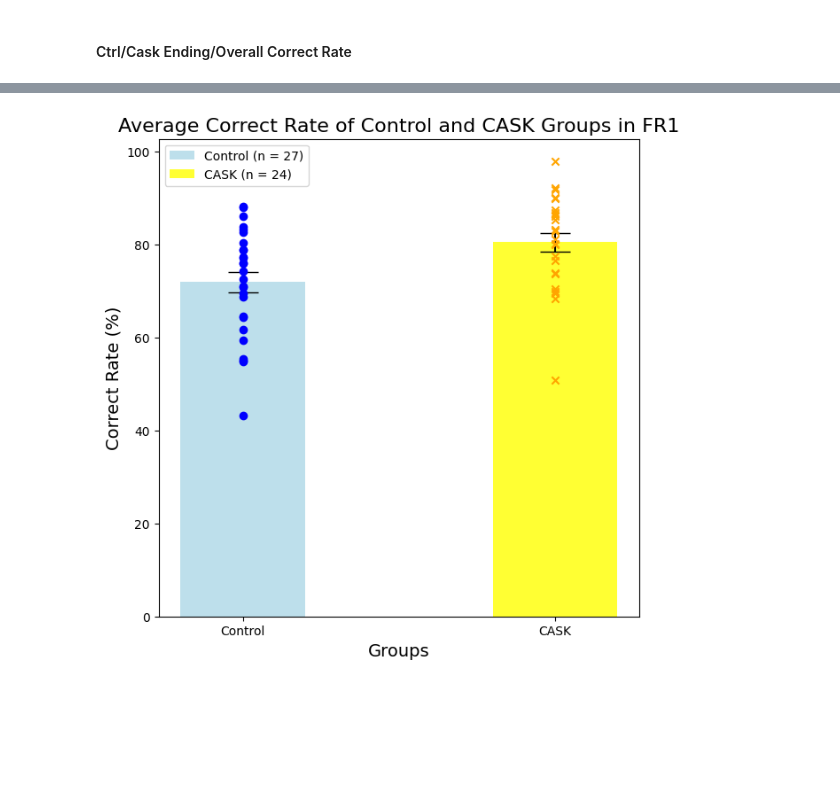
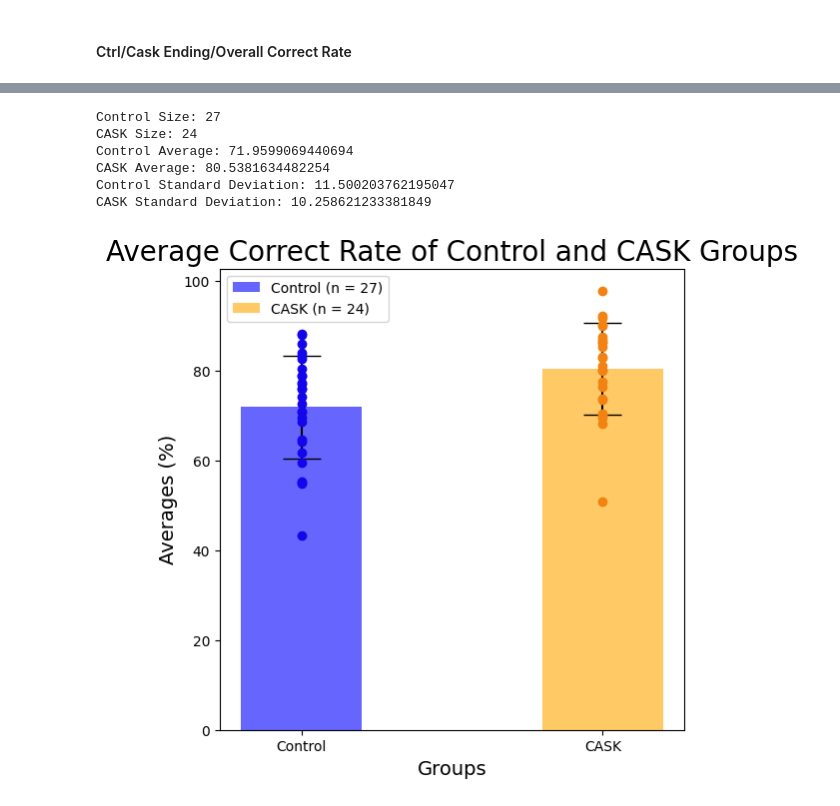
Before and after one commit to ftlabucsd/FEDUPP, a Jupyter notebook: CASK_analysis/CASK FR1 accuracy.ipynb, the cells around one changed output, grey strips where cells are left out. Saved outputs shown, nothing was run; the diff lists cells and outputs as text; code cells hidden in the pictures; blank space fills up the shorter version.

```diff
--- a/CASK_analysis/CASK FR1 accuracy.ipynb
+++ b/CASK_analysis/CASK FR1 accuracy.ipynb
@@ -100,5 +102,11 @@ P Value is  0.0036819866036367074
 Experiment group is significantly greater than control group
 # %%
-graph_avg_accuracy(ctrl=ctrl_ending_corr, exp=cask_ending_corr, exp_group_name='CASK')
+graph_group_stats(ctrl=ctrl_ending_corr, exp=cask_ending_corr, exp_name='CASK', stats_name='Average Correct Rate', unit='%')
 # %% [output]
+Control Size: 27
+CASK Size: 24
+Control Average: 71.9599069440694
+CASK Average: 80.5381634482254
+Control Standard Deviation: 11.500203762195047
+CASK Standard Deviation: 10.258621233381849
-[figure, old version]
+[figure, new version]
```
Also changed, not shown: parts of 8 cells of this notebook, 10 other files.
